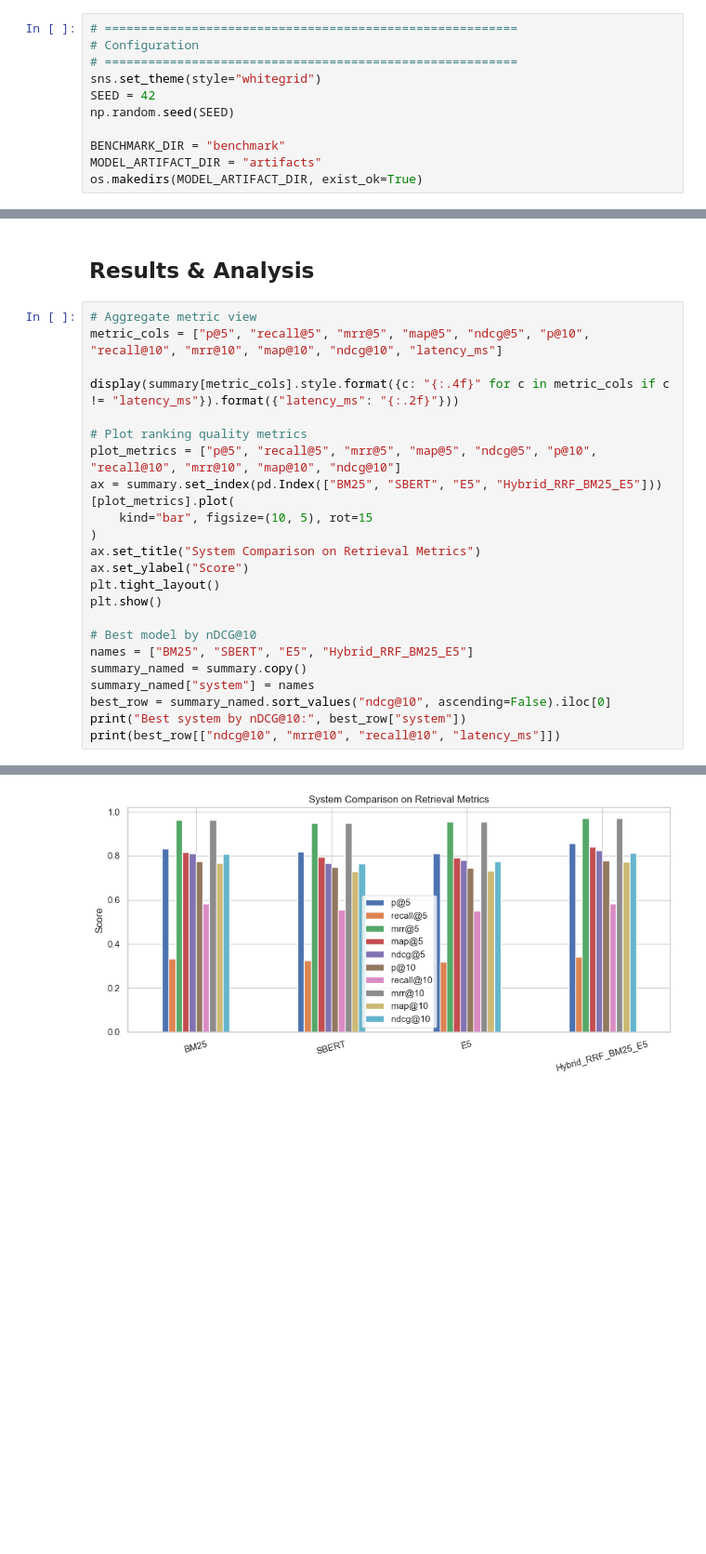
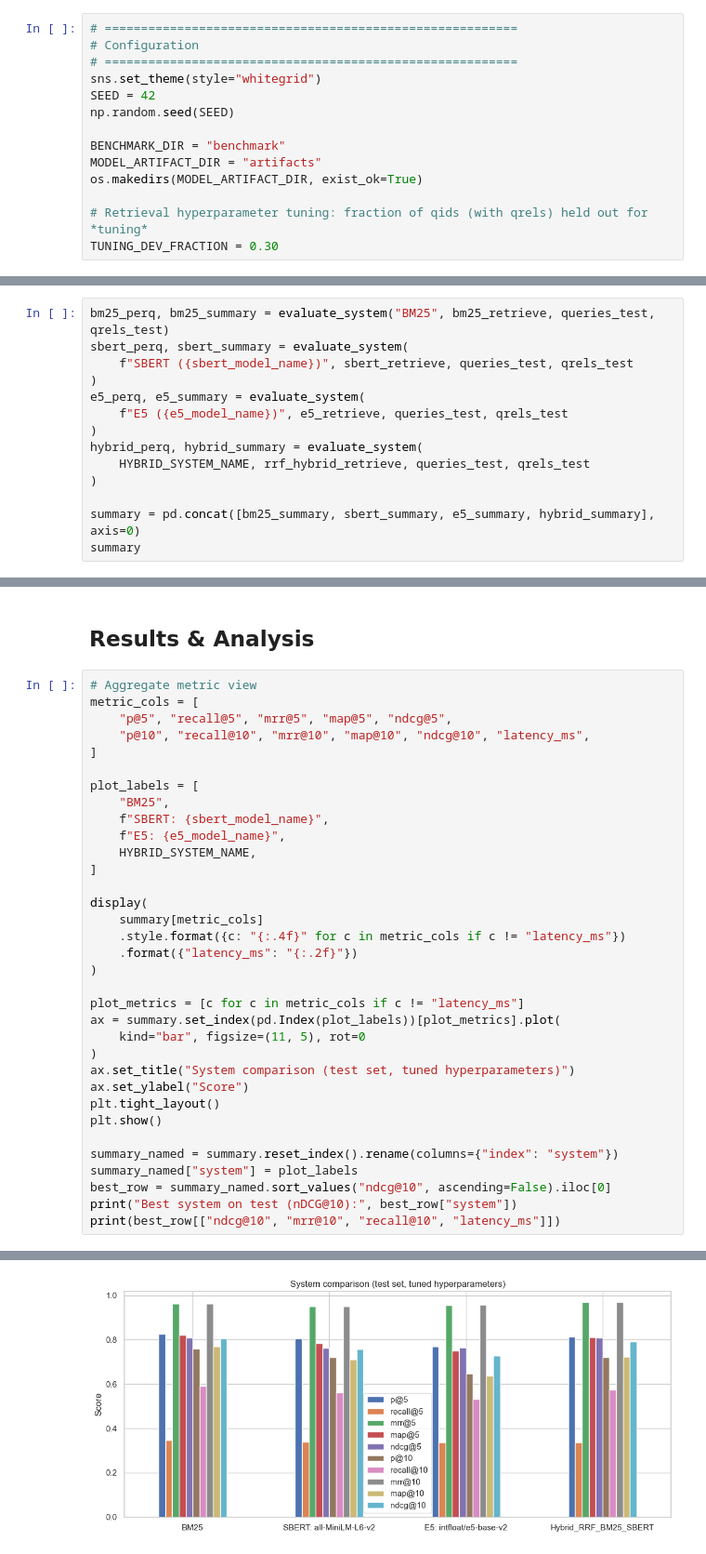
Before and after one commit to Famosaya-Bobola/Enhanced-Product-Discovery, a Jupyter notebook: product-retrieval-implementation.ipynb, the cells around one changed output, grey strips where cells are left out. Shown at 93% size. Saved outputs shown, nothing was run; the diff lists cells and outputs as text; blank space fills up the shorter version.

Commit message:
Hyperparameter tuning

```diff
--- a/product-retrieval-implementation.ipynb
+++ b/product-retrieval-implementation.ipynb
@@ -25,6 +26,9 @@ np.random.seed(SEED)
 BENCHMARK_DIR = "benchmark"
 MODEL_ARTIFACT_DIR = "artifacts"
 os.makedirs(MODEL_ARTIFACT_DIR, exist_ok=True)
+
+# Retrieval hyperparameter tuning: fraction of qids (with qrels) held out for *tuning*
+TUNING_DEV_FRACTION = 0.30
 # %% [markdown]
 ## 2. Functions
 # %%
@@ -515,0 +865,14 @@ summary
+# %%
+bm25_perq, bm25_summary = evaluate_system("BM25", bm25_retrieve, queries_test, qrels_test)
+sbert_perq, sbert_summary = evaluate_system(
+    f"SBERT ({sbert_model_name})", sbert_retrieve, queries_test, qrels_test
+)
+e5_perq, e5_summary = evaluate_system(
+    f"E5 ({e5_model_name})", e5_retrieve, queries_test, qrels_test
+)
+hybrid_perq, hybrid_summary = evaluate_system(
+    HYBRID_SYSTEM_NAME, rrf_hybrid_retrieve, queries_test, qrels_test
+)
+
+summary = pd.concat([bm25_summary, sbert_summary, e5_summary, hybrid_summary], axis=0)
+summary
@@ -517,26 +886,37 @@ summary
 ## Results & Analysis
 # %%
 # Aggregate metric view
-metric_cols = ["p@5", "recall@5", "mrr@5", "map@5", "ndcg@5", "p@10", "recall@10", "mrr@10", "map@10", "ndcg@10", "latency_ms"]
+metric_cols = [
+    "p@5", "recall@5", "mrr@5", "map@5", "ndcg@5",
+    "p@10", "recall@10", "mrr@10", "map@10", "ndcg@10", "latency_ms",
+]
 
-display(summary[metric_cols].style.format({c: "{:.4f}" for c in metric_cols if c != "latency_ms"}).format({"latency_ms": "{:.2f}"}))
+plot_labels = [
+    "BM25",
+    f"SBERT: {sbert_model_name}",
+    f"E5: {e5_model_name}",
+    HYBRID_SYSTEM_NAME,
+]
 
-# Plot ranking quality metrics
-plot_metrics = ["p@5", "recall@5", "mrr@5", "map@5", "ndcg@5", "p@10", "recall@10", "mrr@10", "map@10", "ndcg@10"]
-ax = summary.set_index(pd.Index(["BM25", "SBERT", "E5", "Hybrid_RRF_BM25_E5"]))[plot_metrics].plot(
-    kind="bar", figsize=(10, 5), rot=15
+display(
+    summary[metric_cols]
+    .style.format({c: "{:.4f}" for c in metric_cols if c != "latency_ms"})
+    .format({"latency_ms": "{:.2f}"})
 )
-ax.set_title("System Comparison on Retrieval Metrics")
+
+plot_metrics = [c for c in metric_cols if c != "latency_ms"]
+ax = summary.set_index(pd.Index(plot_labels))[plot_metrics].plot(
+    kind="bar", figsize=(11, 5), rot=0
+)
+ax.set_title("System comparison (test set, tuned hyperparameters)")
 ax.set_ylabel("Score")
 plt.tight_layout()
 plt.show()
 
-# Best model by nDCG@10
-names = ["BM25", "SBERT", "E5", "Hybrid_RRF_BM25_E5"]
-summary_named = summary.copy()
-summary_named["system"] = names
+summary_named = summary.reset_index().rename(columns={"index": "system"})
+summary_named["system"] = plot_labels
 best_row = summary_named.sort_values("ndcg@10", ascending=False).iloc[0]
-print("Best system by nDCG@10:", best_row["system"])
+print("Best system on test (nDCG@10):", best_row["system"])
 print(best_row[["ndcg@10", "mrr@10", "recall@10", "latency_ms"]])
 # %% [output]
 |  | p@5 | recall@5 | mrr@5 | map@5 | ndcg@5 | p@10 | recall@10 | mrr@10 | map@10 | ndcg@10 | ... |
@@ -547 +927 @@ print(best_row[["ndcg@10", "mrr@10", "recall@10", "latency_ms"]])
-[figure, old version]
+[figure, new version]
```
Also changed, not shown: parts of 22 cells of this notebook, 18 other files.
